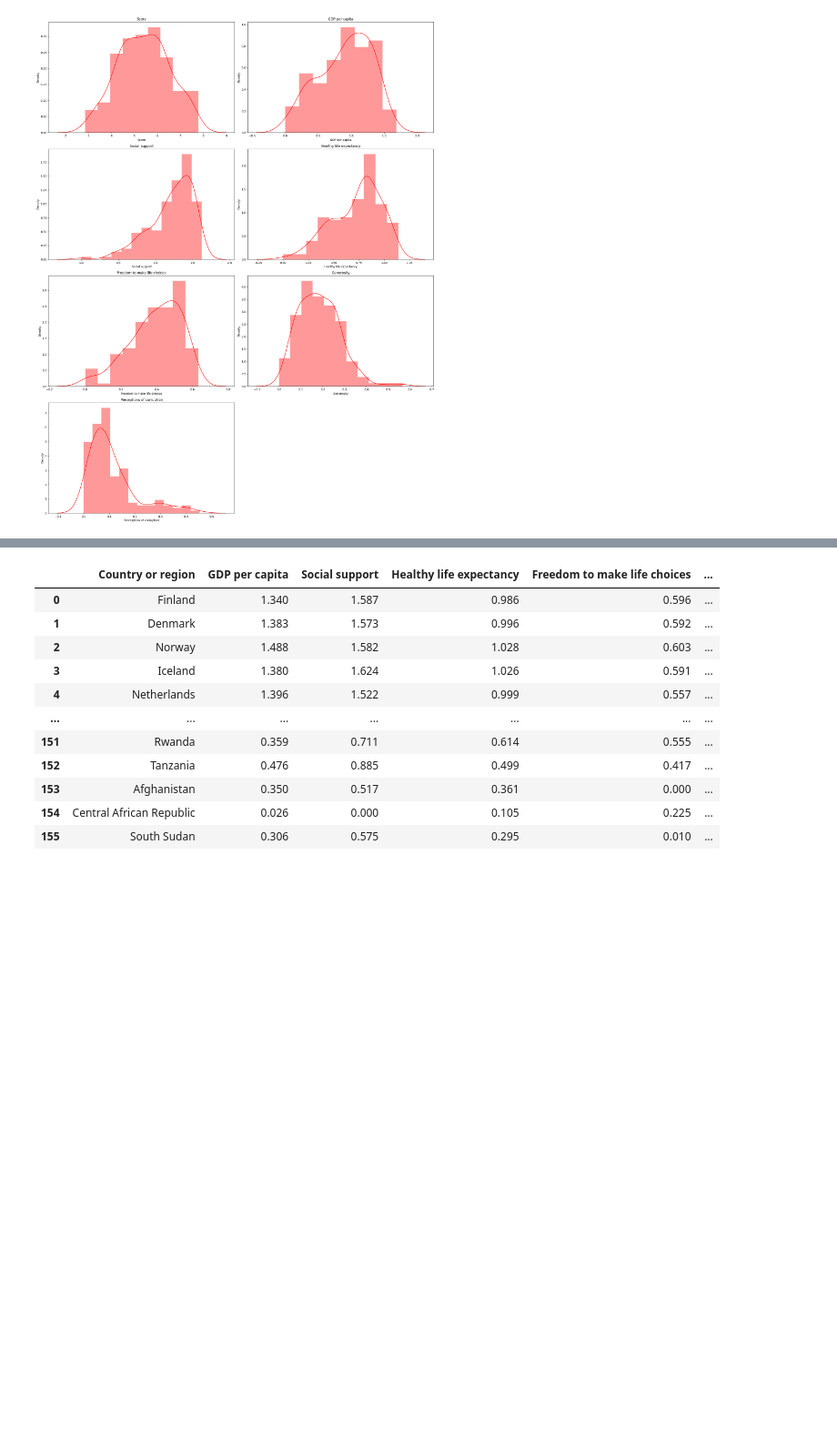
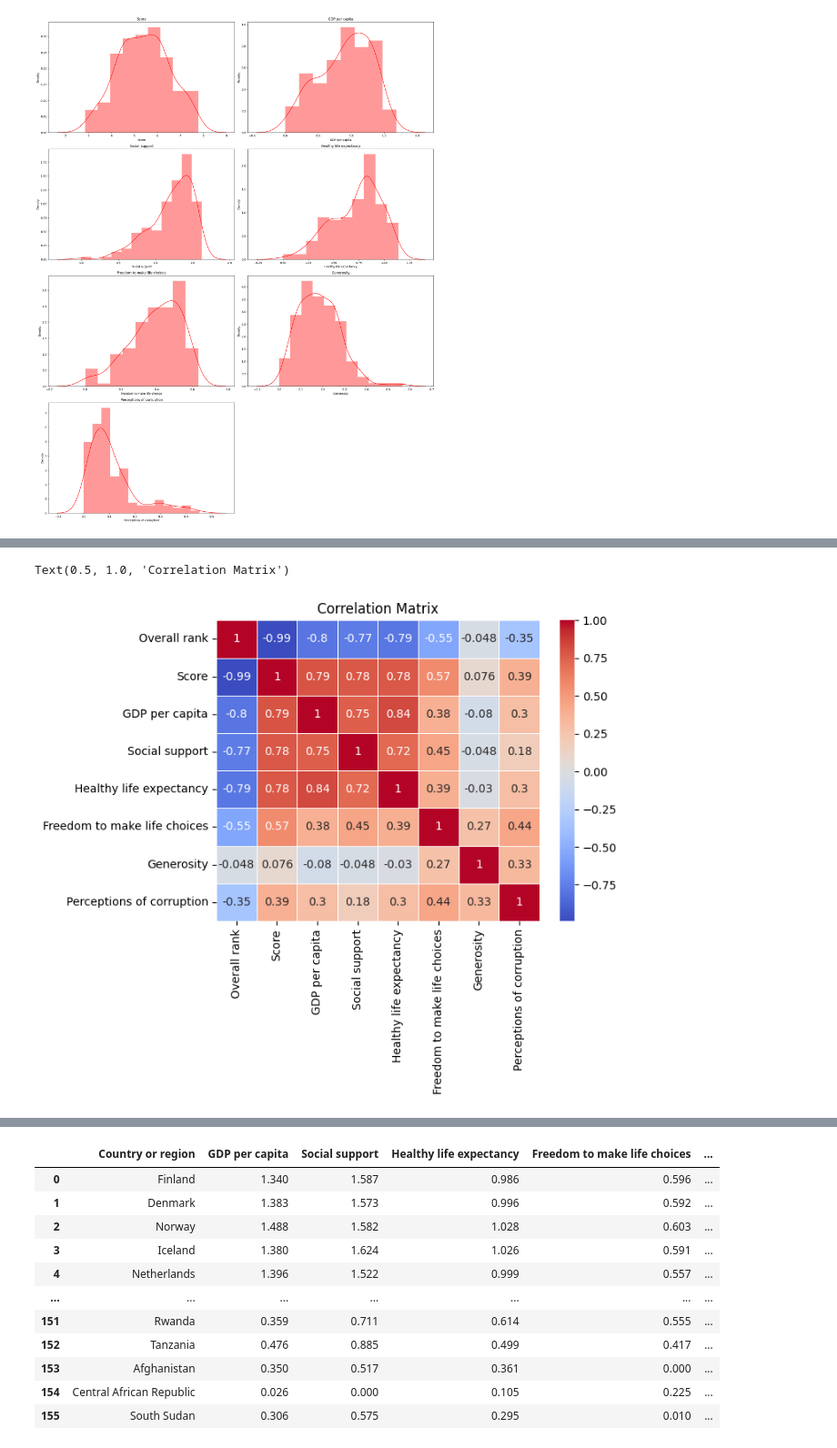
Before and after one commit to edmohmc/ml-fundamentals, a Jupyter notebook: classification/k-means_clustering.ipynb, the cells around one changed output, grey strips where cells are left out. Shown at 91% size. Saved outputs shown, nothing was run; the diff lists cells and outputs as text; code cells hidden in the pictures; blank space fills up the shorter version.

```diff
--- a/classification/k-means_clustering.ipynb
+++ b/classification/k-means_clustering.ipynb
@@ -121,5 +176,7 @@ https://gist.github.com/mwaskom/de44147ed2974457ad6372750bbe5751
   sns.distplot(df[columns[i]], color = 'r');
 [figure]
 # %%
-df.select_dtypes(include=['float64', 'int64']).corr()
+correlation_matrix = df.select_dtypes(include=['float64', 'int64']).corr()
+sns.heatmap(correlation_matrix, annot=True, cmap='coolwarm', linewidths=0.5)
+plt.title('Correlation Matrix')
 # %% [output]
@@ -135,3 +183,5 @@ df.select_dtypes(include=['float64', 'int64']).corr()
+Text(0.5, 1.0, 'Correlation Matrix')
+[figure, added]
 # %%
 # Plot the relationship between score, GDP and region
 fig = px.scatter(df,
```
Also changed, not shown: parts of 36 cells of this notebook, 1 other file.
